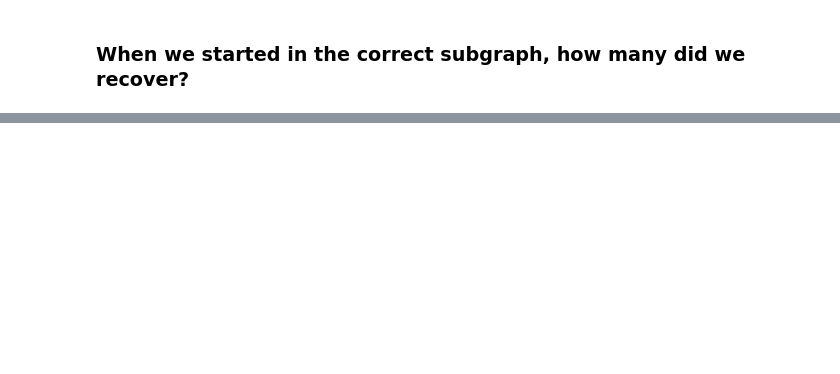
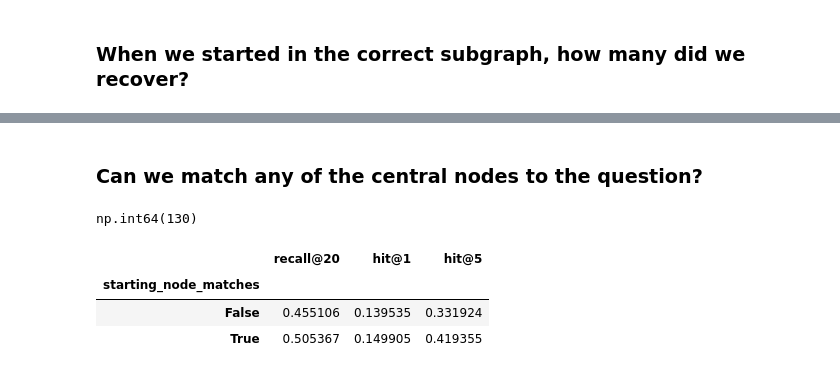
Before and after one commit to JoaquinPolonuer/graphsearch, a Jupyter notebook: notebooks/2hop_result_analysis.ipynb, the cells around one changed output, grey strips where cells are left out. Drawn from its saved outputs; the diff is of its cells as text; code cells hidden in the pictures; blank space fills up the shorter version.

```diff
--- a/notebooks/2hop_result_analysis.ipynb
+++ b/notebooks/2hop_result_analysis.ipynb
@@ -44,19 +60,19 @@ df = pd.DataFrame(data)
 # %%
 df["recall@all"] = df.apply(
-    lambda row: len(set(row["answer_indices"]).intersection(set(row["sorted_candidates"])))
+    lambda row: len(set(row["answer_indices"]).intersection(set(row["sorted_candidates_indices"])))
     / len(set(row["answer_indices"])),
     axis=1,
 )
 df["hit@1"] = df.apply(
-    lambda row: row["sorted_candidates"][0] in row["answer_indices"],
+    lambda row: row["sorted_candidates_indices"][0] in row["answer_indices"],
     axis=1,
 )
 df["hit@5"] = df.apply(
-    lambda row: len(set(row["answer_indices"]).intersection(set(row["sorted_candidates"][:5]))) > 0,
+    lambda row: len(set(row["answer_indices"]).intersection(set(row["sorted_candidates_indices"][:5]))) > 0,
     axis=1,
 )
 df["recall@20"] = df.apply(
-    lambda row: len(set(row["answer_indices"]).intersection(set(row["sorted_candidates"][:20])))
+    lambda row: len(set(row["answer_indices"]).intersection(set(row["sorted_candidates_indices"][:20])))
     / len(set(row["answer_indices"])),
     axis=1,
 )
@@ -78,9 +94,12 @@ df["recall@20"] = df.apply(
 ### What was the starting node when we didn't hit the correct subgraph?
 # %%
 for _, row in df[df["recall@all"] != 1].iterrows():
-    starting_node = row["sorted_central_nodes"][0] if row["sorted_central_nodes"] else "None"
+    starting_node = graph.get_node_by_index(
+        (row["sorted_central_nodes_indices"][0] if row["sorted_central_nodes_indices"] else "None")
+    )
+
     print(f"Question: {row['question']}\nStarting node: {starting_node}")
     print(
-        f"Other candidate for starting node: {row['sorted_central_nodes'][1] if len(row['sorted_central_nodes']) > 1 else 'None'}\n"
+        f"Other candidate for starting node: {row['sorted_central_nodes_indices'][1] if len(row['sorted_central_nodes_indices']) > 1 else 'None'}\n"
     )
 # %% [output]
@@ -109,0 +129,35 @@ np.float64(0.8202240933235656)
+# %% [markdown]
+### Can we match any of the central nodes to the question?
+# %%
+df["n_of_node_exact_matches"] = df.apply(
+    lambda row: sum(
+        [
+            graph.get_node_by_index(i).name in row["question"]
+            for i in row["sorted_central_nodes_indices"]
+        ]
+    ),
+    axis=1,
+)
+
+df["starting_node_matches"] = df.apply(
+    lambda row: graph.get_node_by_index(row["sorted_central_nodes_indices"][0]).name
+    in row["question"],
+    axis=1,
+)
+# %%
+(df['n_of_node_exact_matches'] == 0).sum()
+# %% [output]
+np.int64(130)
+# %%
+df.groupby('starting_node_matches').agg(
+    {
+        "recall@20": "mean",
+        "hit@1": "mean",
+        "hit@5": "mean",
+    }
+)
+# %% [output]
+|  | recall@20 | hit@1 | hit@5 |
+| starting_node_matches |  |  |  |
+| False | 0.455106 | 0.139535 | 0.331924 |
+| True | 0.505367 | 0.149905 | 0.419355 |
```
Also changed, not shown: parts of 6 cells of this notebook, 1 other file.
